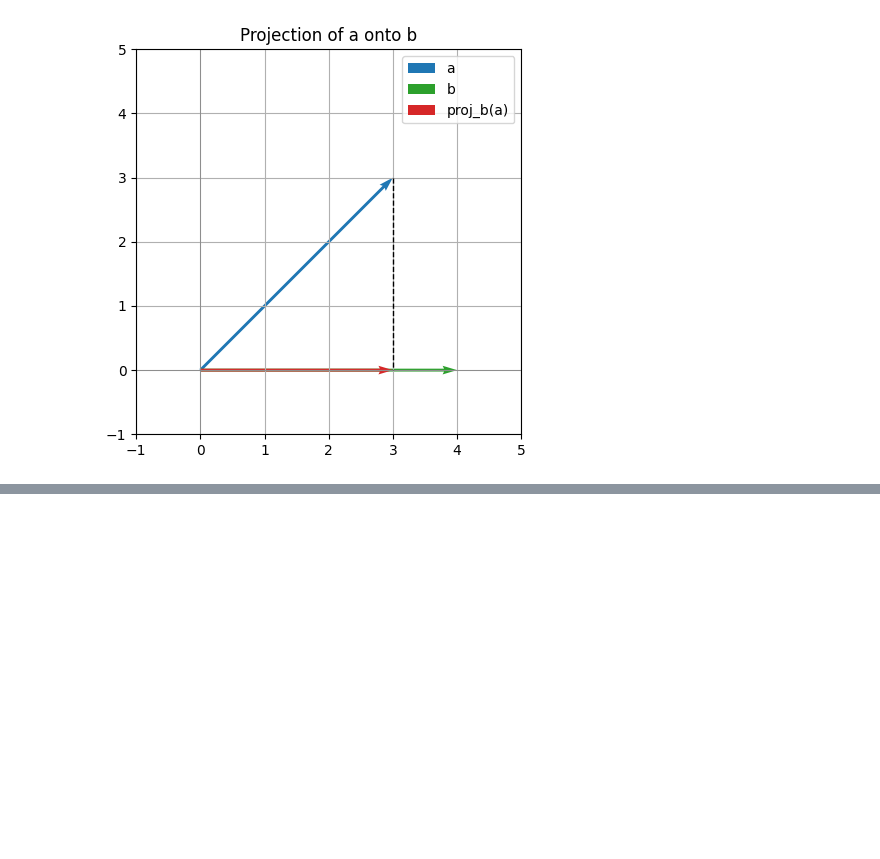
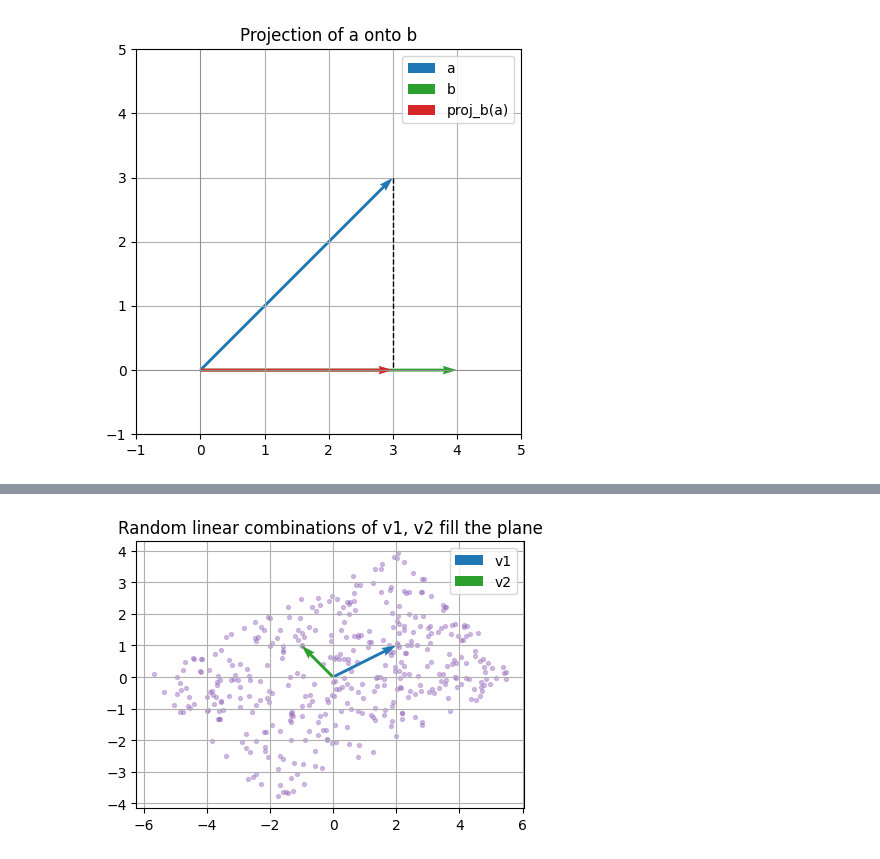
Before and after one commit to JayZeus999/Math-For-ML, a Jupyter notebook: cto-school/03_vectors.ipynb, the cells around one changed output, grey strips where cells are left out. Cells and saved outputs as stored; diff of their text form; code cells hidden in the pictures; blank space fills up the shorter version.

Commit message:
Show the span of a set of vectors (all possible linear combinations)

```diff
--- a/cto-school/03_vectors.ipynb
+++ b/cto-school/03_vectors.ipynb
@@ -330,0 +343,35 @@ plt.show()
+# %%
+rng = np.random.default_rng(0)     # reproducible random numbers
+
+v1 = np.array([2.0, 1.0])          # first vector
+v2 = np.array([-1.0, 1.0])         # second vector
+
+# Generate 400 random weight pairs (s, t), each between -2 and 2
+weights = rng.uniform(-2, 2, size=(400, 2))     # each row: s*v1 + t*v2
+
+# Create points: s*v1 + t*v2 for each pair (s, t)
+points = weights[:, [0]] * v1 + weights[:, [1]] * v2
+
+plt.figure(figsize=(5, 5))         # create a 5 × 5 inch figure
+
+# Plot the generated points
+plt.scatter(points[:, 0], points[:, 1],
+            s=8, alpha=0.4, color="tab:purple")
+
+# Draw v1 as an arrow from the origin
+plt.quiver(0, 0, v1[0], v1[1],
+           angles="xy", scale_units="xy", scale=1,
+           color="tab:blue", label="v1")
+
+# Draw v2 as an arrow from the origin
+plt.quiver(0, 0, v2[0], v2[1],
+           angles="xy", scale_units="xy", scale=1,
+           color="tab:green", label="v2")
+
+plt.gca().set_aspect("equal")      # same scale on x and y axes
+plt.grid(True)                     # show grid
+plt.legend()                       # show v1/v2 labels
+plt.title("Random linear combinations of v1, v2 fill the plane")
+plt.show()                         # display the plot
+# %% [output]
+[figure, added]
```
Also changed, not shown: parts of 1 cell of this notebook.
